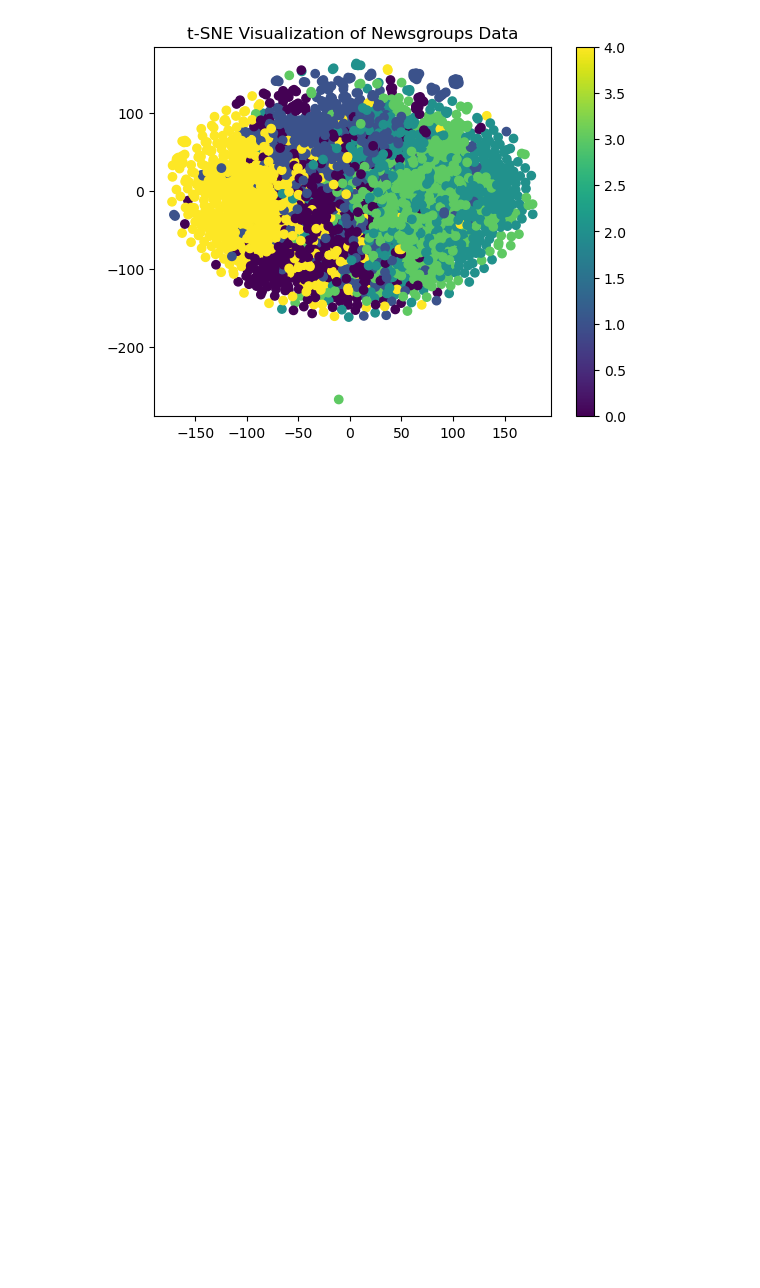
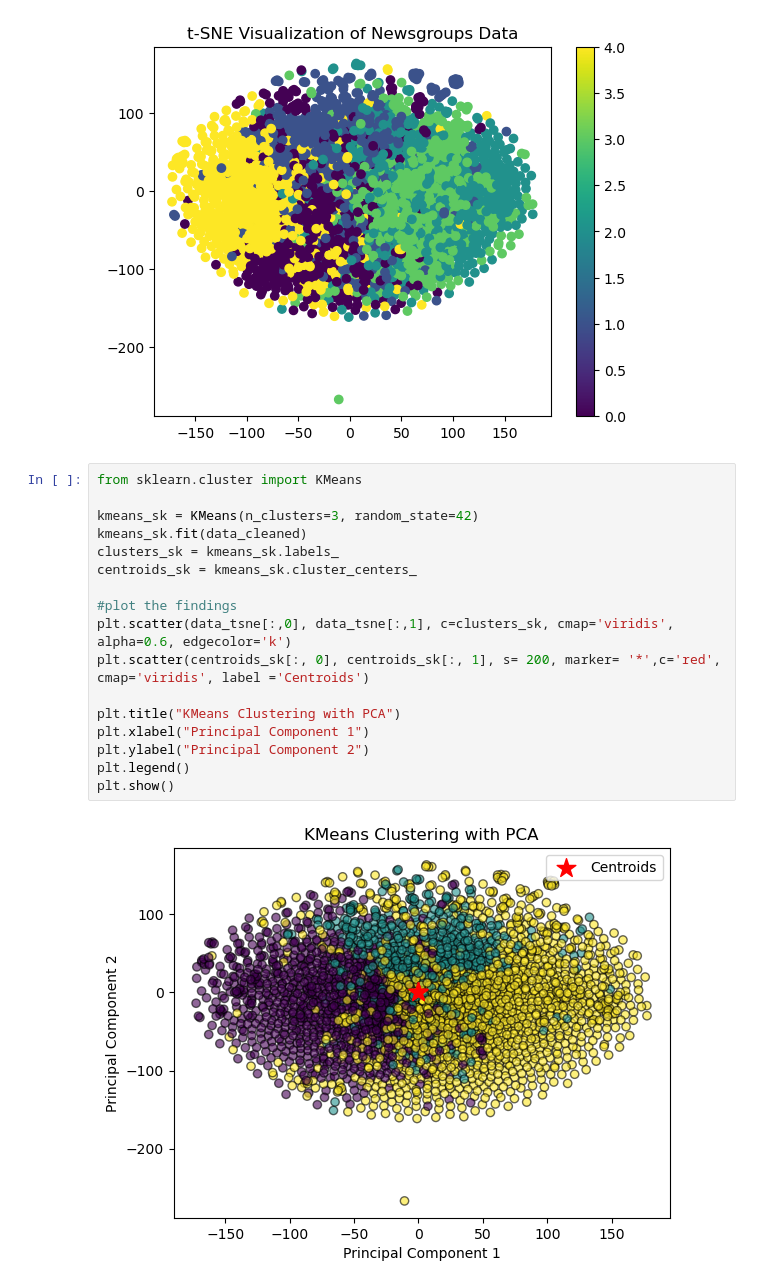
Before and after one commit to Borgia1459/understanding_NLP1, a Jupyter notebook: src/NLP.ipynb, the cells around one changed output. Cells and saved outputs as stored; diff of their text form; blank space fills up the shorter version.

```diff
--- a/src/NLP.ipynb
+++ b/src/NLP.ipynb
@@ -285,3 +282,22 @@ plt.title("t-SNE Visualization of Newsgroups Data")
 plt.show()
 # %% [output]
 [figure]
+# %%
+from sklearn.cluster import KMeans
+
+kmeans_sk = KMeans(n_clusters=3, random_state=42)
+kmeans_sk.fit(data_cleaned)
+clusters_sk = kmeans_sk.labels_
+centroids_sk = kmeans_sk.cluster_centers_
+
+#plot the findings
+plt.scatter(data_tsne[:,0], data_tsne[:,1], c=clusters_sk, cmap='viridis', alpha=0.6, edgecolor='k')
+plt.scatter(centroids_sk[:, 0], centroids_sk[:, 1], s= 200, marker= '*',c='red', cmap='viridis', label ='Centroids')
+
+plt.title("KMeans Clustering with PCA")
+plt.xlabel("Principal Component 1")
+plt.ylabel("Principal Component 2")
+plt.legend()
+plt.show()
+# %% [output]
+[figure, added]
```
Also changed, not shown: parts of 8 cells of this notebook, 1 other file.
